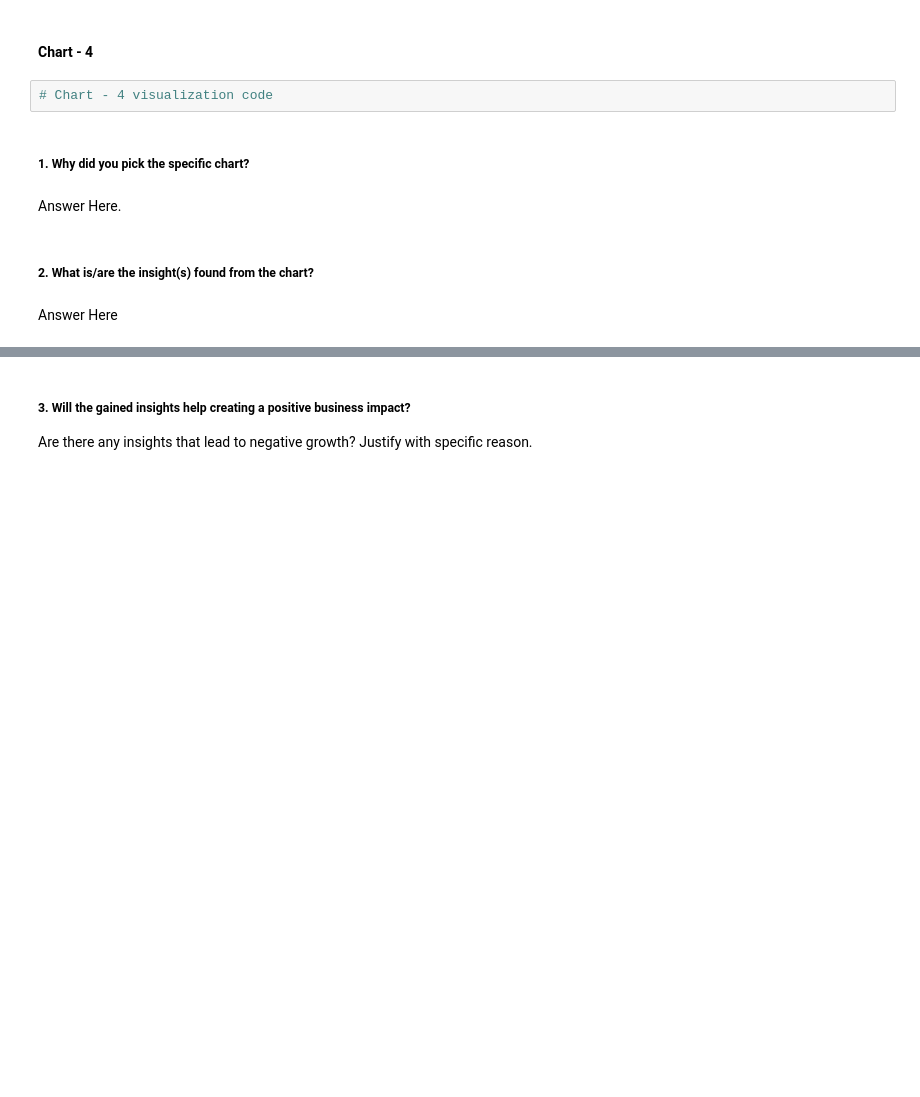
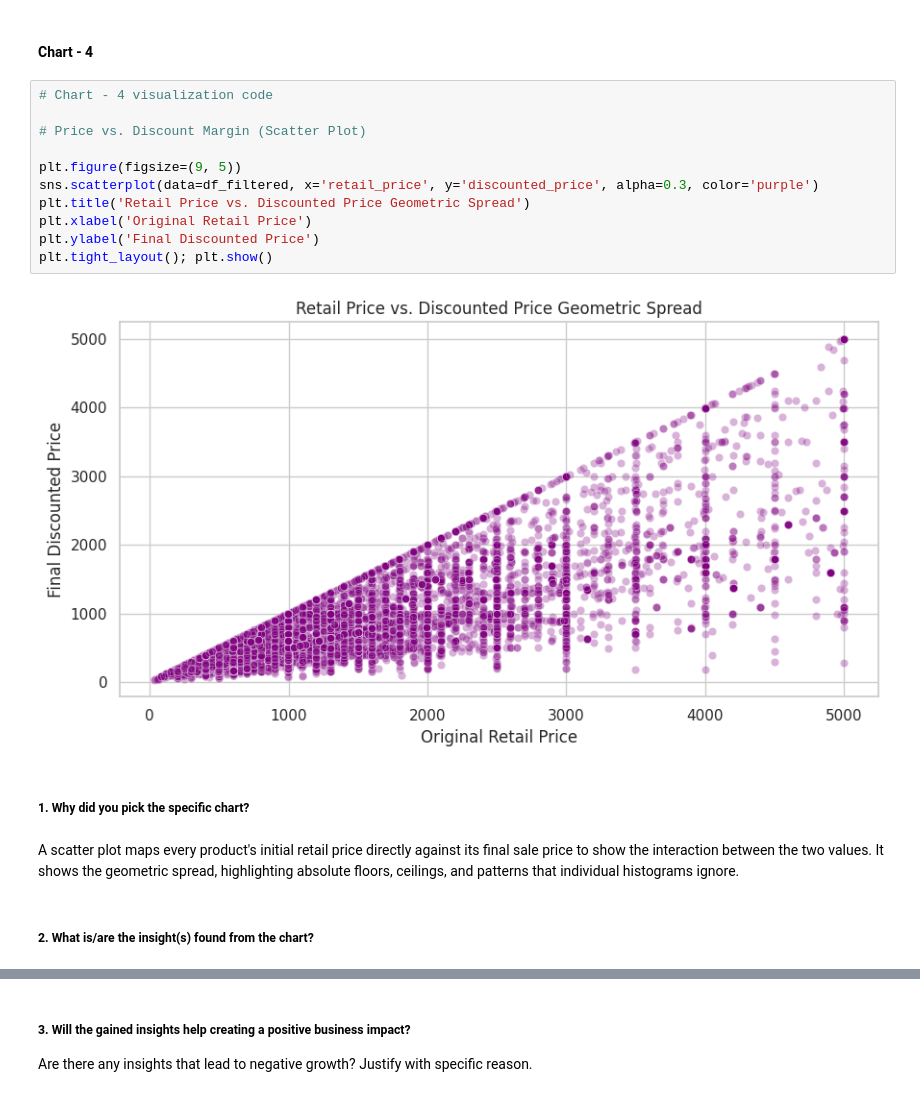
Before and after one commit to Bhuvneshwari19/flipkart-product-clustering, a Jupyter notebook: flipkart_products.ipynb, the cells around one changed output, grey strips where cells are left out. Cells and saved outputs as stored; diff of their text form; blank space fills up the shorter version.

```diff
--- a/flipkart_products.ipynb
+++ b/flipkart_products.ipynb
@@ -424,12 +486,22 @@ Answer Here
 # %% [markdown]
 #### Chart - 4
-# %%
-# Chart - 4 visualization code
+# %%
+# Chart - 4 visualization code
+
+# Price vs. Discount Margin (Scatter Plot)
+
+plt.figure(figsize=(9, 5))
+sns.scatterplot(data=df_filtered, x='retail_price', y='discounted_price', alpha=0.3, color='purple')
+plt.title('Retail Price vs. Discounted Price Geometric Spread')
+plt.xlabel('Original Retail Price')
+plt.ylabel('Final Discounted Price')
+plt.tight_layout(); plt.show()
+# %% [output]
+[figure, added]
 # %% [markdown]
 ##### 1. Why did you pick the specific chart?
-# %% [markdown]
-Answer Here.
+# %% [markdown]
+A scatter plot maps every product's initial retail price directly against its final sale price to show the interaction between the two values.
+It shows the geometric spread, highlighting absolute floors, ceilings, and patterns that individual histograms ignore.
 # %% [markdown]
 ##### 2. What is/are the insight(s) found from the chart?
-# %% [markdown]
-Answer Here
```
Also changed, not shown: parts of 113 cells of this notebook.
